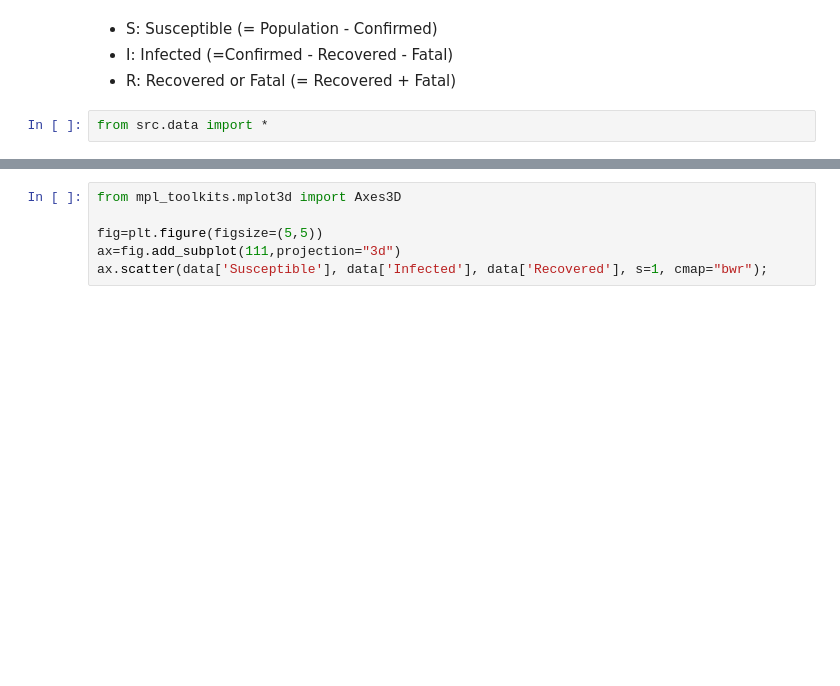
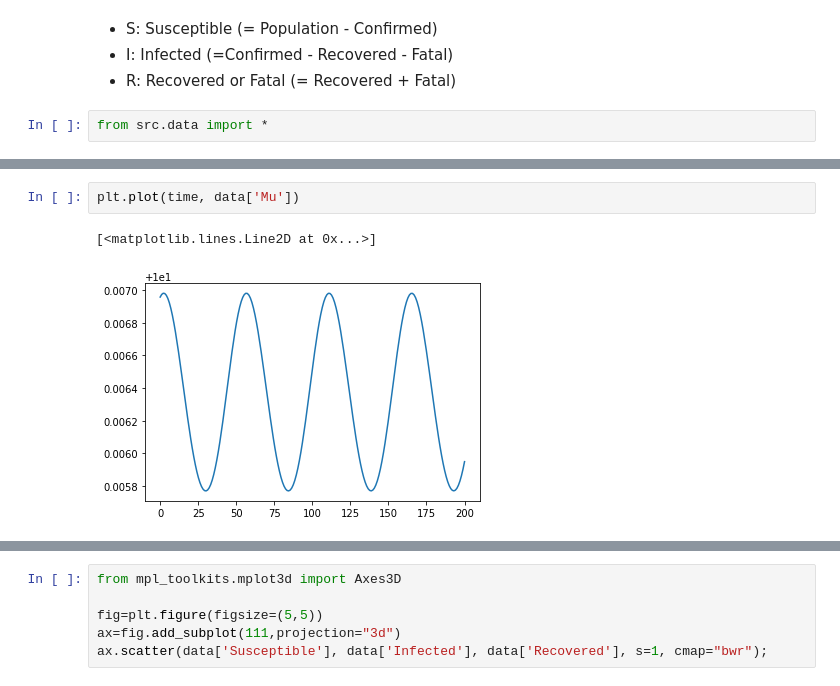
Before and after one commit to clarissanjani/MLCMS_Final-Project, a Jupyter notebook: sir_data.ipynb, the cells around one changed output, grey strips where cells are left out. Saved outputs shown, nothing was run; the diff lists cells and outputs as text; blank space fills up the shorter version.

```diff
--- a/sir_data.ipynb
+++ b/sir_data.ipynb
@@ -28,0 +44,5 @@ plt.plot(data['Susceptible'], data['Infected']);
+# %%
+plt.plot(time, data['Mu'])
+# %% [output]
+[<matplotlib.lines.Line2D at 0x...>]
+[figure, added]
```
Also changed, not shown: parts of 6 cells of this notebook, 7 other files.
